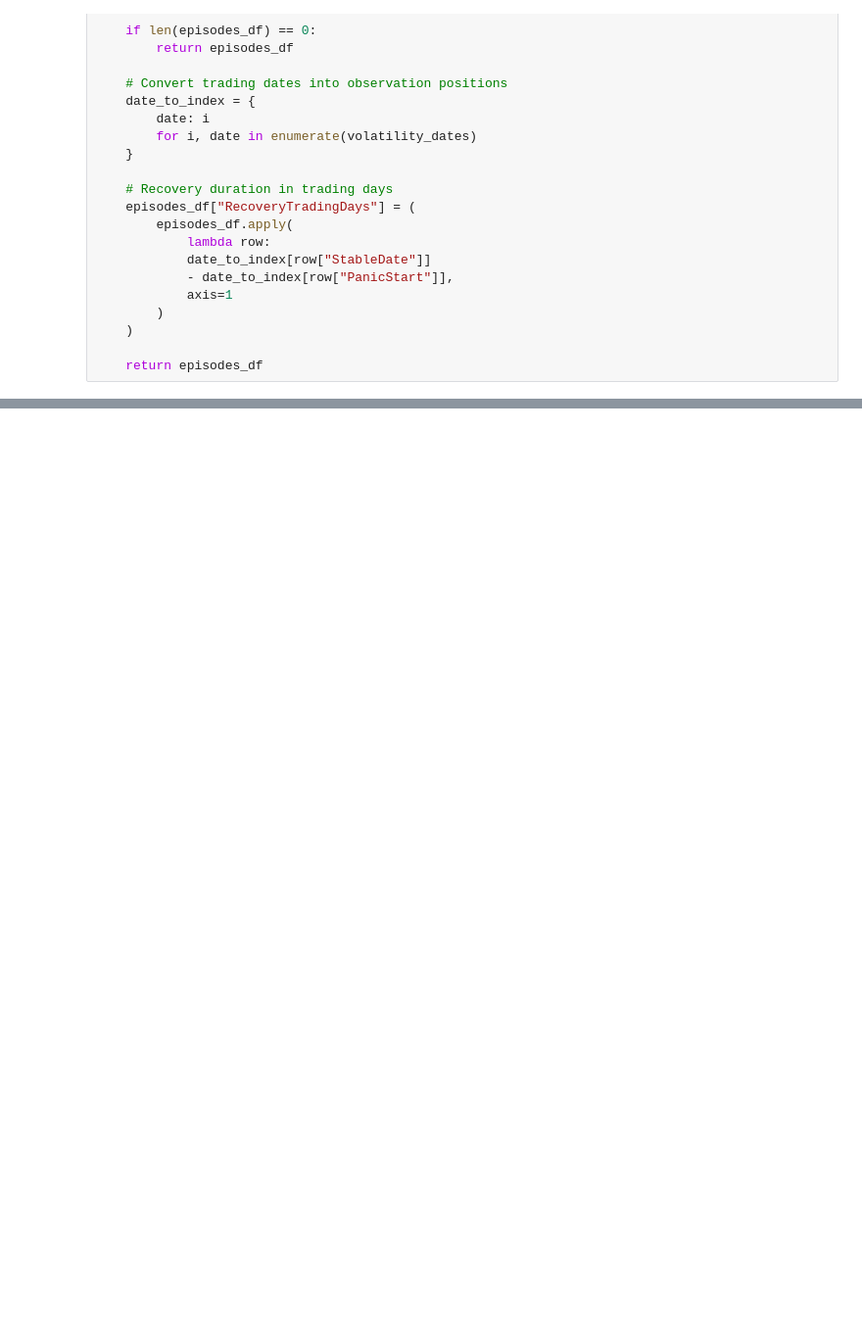
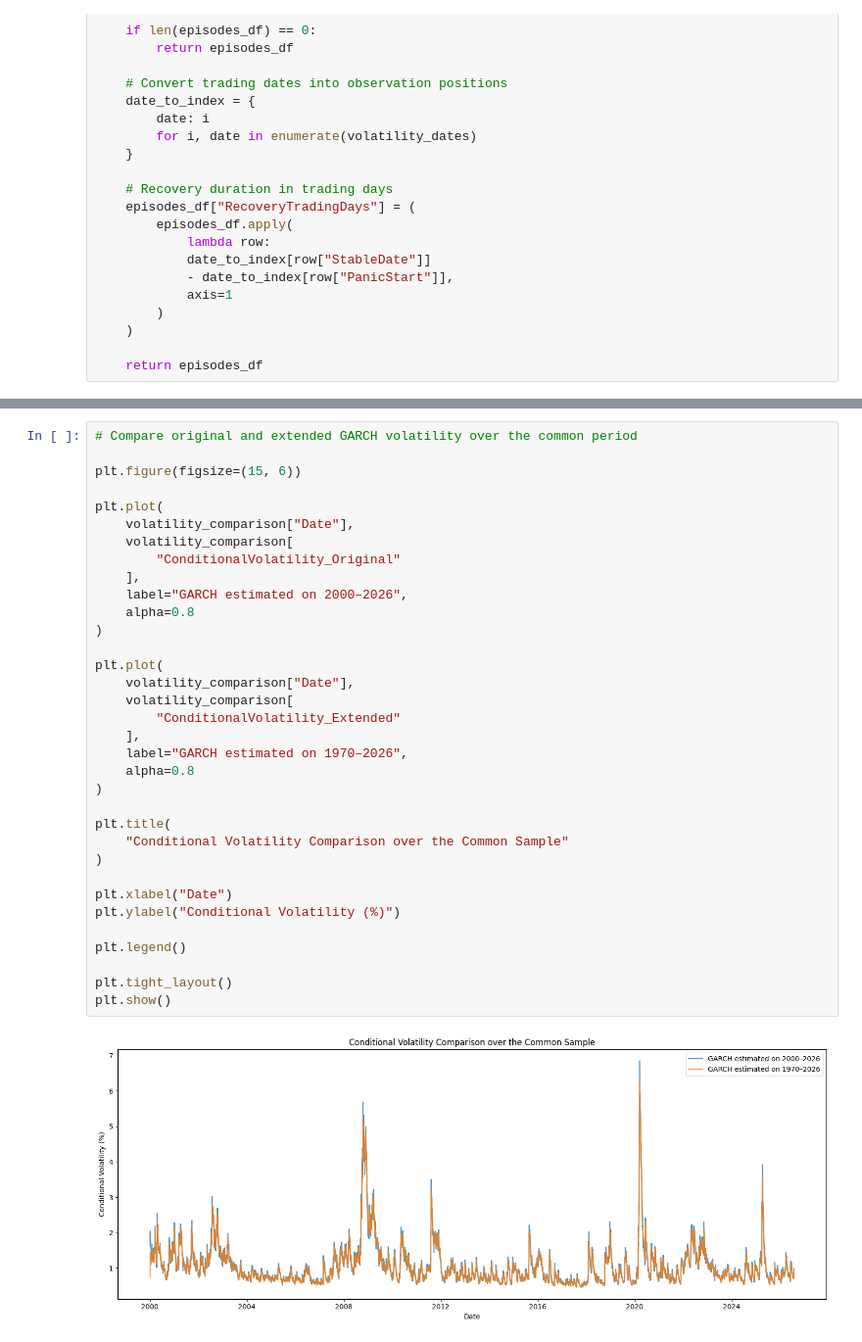
Before and after one commit to fleurclochette/Scientific-Project-SS26-Group-8, a Jupyter notebook: notebooks/03b_garch_breakpoints_extended.ipynb, the cells around one changed output, grey strips where cells are left out. Shown at 98% size. Drawn from its saved outputs; the diff is of its cells as text; blank space fills up the shorter version.

```diff
--- a/notebooks/03b_garch_breakpoints_extended.ipynb
+++ b/notebooks/03b_garch_breakpoints_extended.ipynb
@@ -3314,0 +1213,36 @@ Final panic-event dataset saved to: data/processed/panic_events.csv
+# %%
+# Compare original and extended GARCH volatility over the common period
+
+plt.figure(figsize=(15, 6))
+
+plt.plot(
+    volatility_comparison["Date"],
+    volatility_comparison[
+        "ConditionalVolatility_Original"
+    ],
+    label="GARCH estimated on 2000–2026",
+    alpha=0.8
+)
+
+plt.plot(
+    volatility_comparison["Date"],
+    volatility_comparison[
+        "ConditionalVolatility_Extended"
+    ],
+    label="GARCH estimated on 1970–2026",
+    alpha=0.8
+)
+
+plt.title(
+    "Conditional Volatility Comparison over the Common Sample"
+)
+
+plt.xlabel("Date")
+plt.ylabel("Conditional Volatility (%)")
+
+plt.legend()
+
+plt.tight_layout()
+plt.show()
+# %% [output]
+[figure, added]
```
Also changed, not shown: parts of 208 cells of this notebook.
